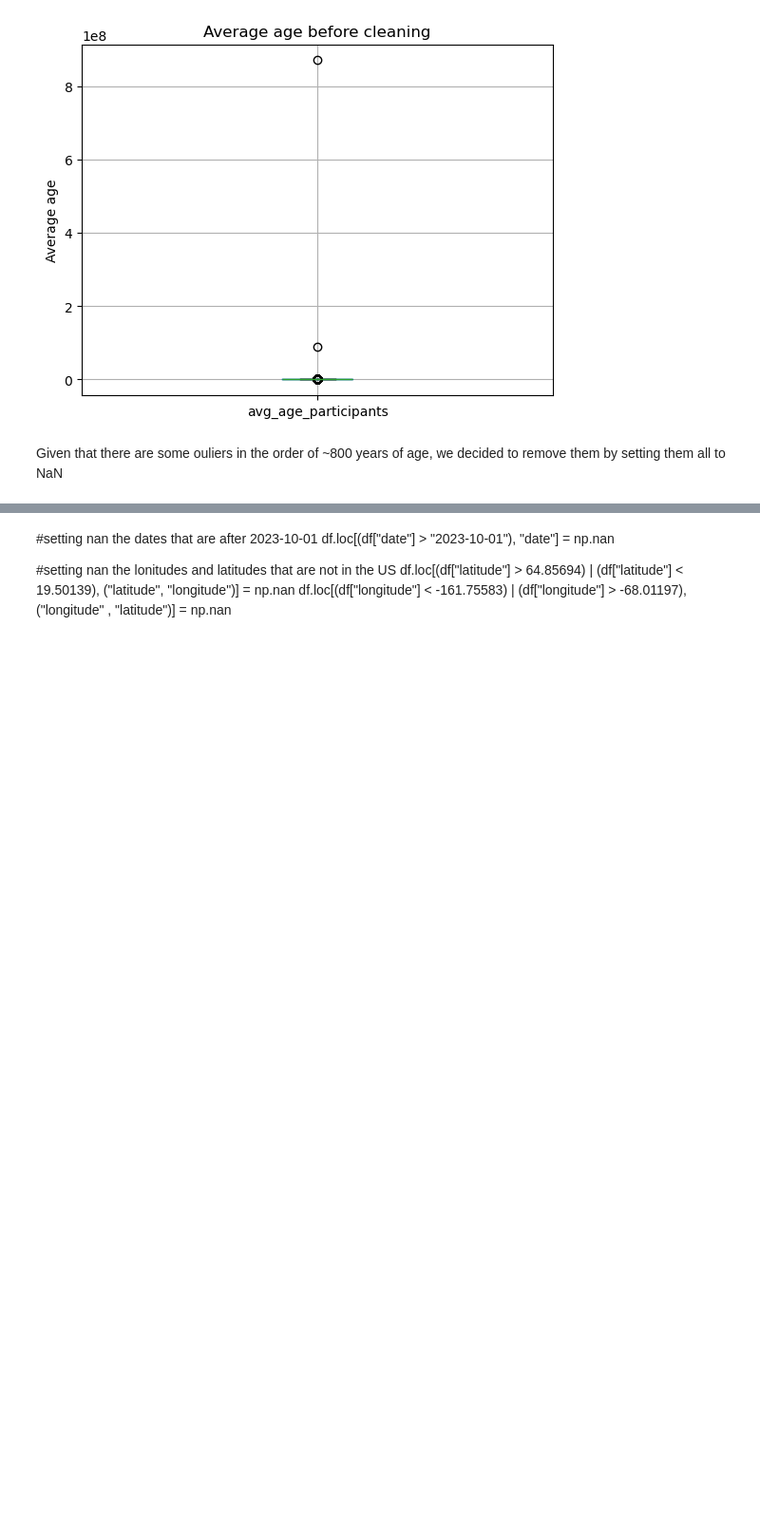
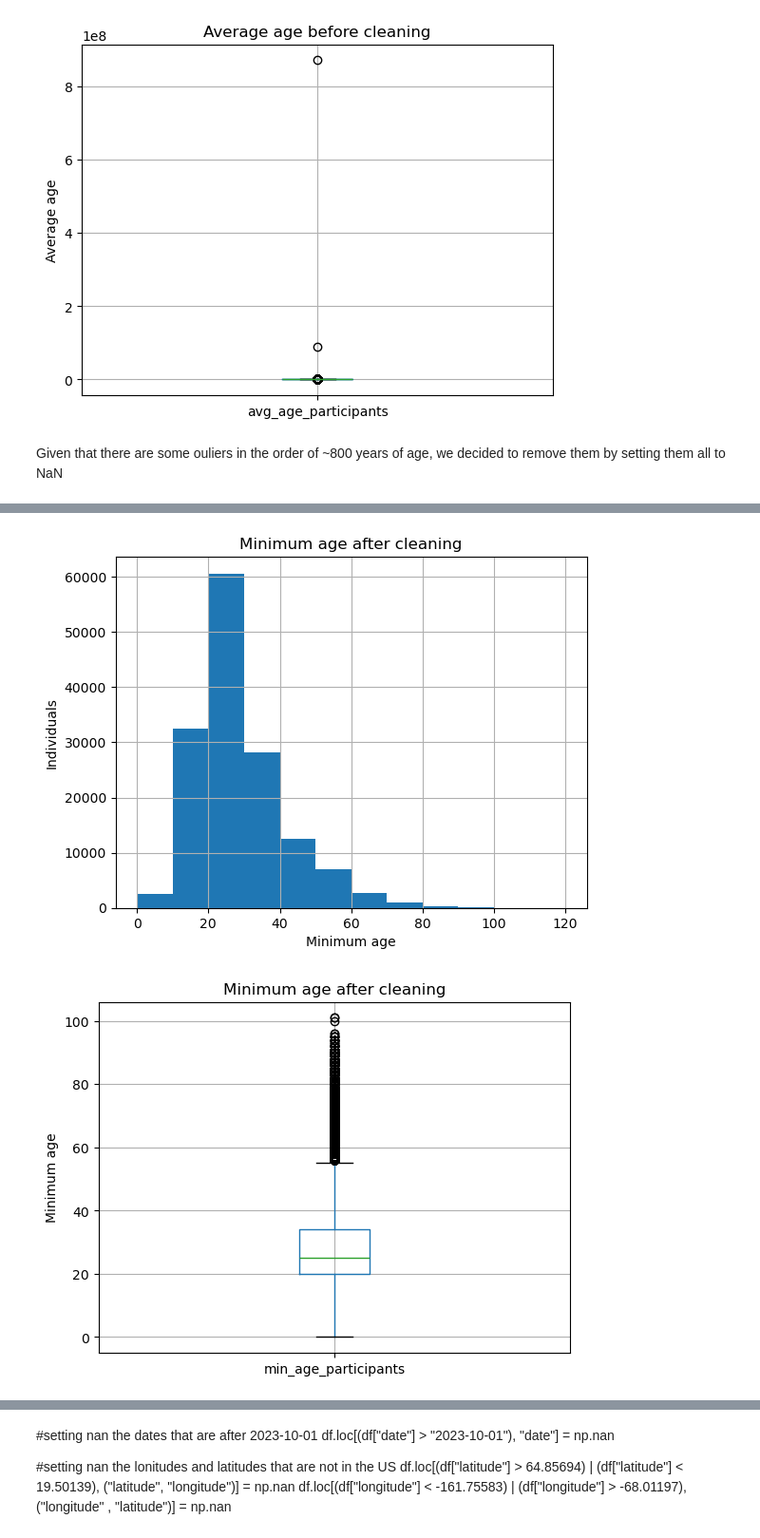
Before and after one commit to vezzusamu/dm-project, a Jupyter notebook: data_understanding.ipynb, the cells around one changed output, grey strips where cells are left out. Shown at 95% size. Saved outputs shown, nothing was run; the diff lists cells and outputs as text; code cells hidden in the pictures; blank space fills up the shorter version.

```diff
--- a/data_understanding.ipynb
+++ b/data_understanding.ipynb
@@ -198,0 +223,28 @@ plt.show()
+# %%
+df.loc[(df["min_age_participants"] > 120) | (df["min_age_participants"] < 0), "min_age_participants"] = np.nan
+df.loc[(df["max_age_participants"] > 120) | (df["max_age_participants"] < 0), "max_age_participants"] = np.nan
+# %%
+df.hist(column="min_age_participants", bins=[0, 10, 20, 30, 40, 50, 60, 70, 80, 90, 100, 110, 120])
+plt.title("Minimum age after cleaning")
+plt.xlabel("Minimum age")
+plt.ylabel("Individuals")
+plt.show()
+
+df.boxplot(column="min_age_participants")
+plt.title("Minimum age after cleaning")
+plt.ylabel("Minimum age")
+plt.show()
+
+df.hist(column="max_age_participants", bins=[0, 10, 20, 30, 40, 50, 60, 70, 80, 90, 100, 110, 120])
+plt.title("Maximum age after cleaning")
+plt.xlabel("Maximum age")
+plt.ylabel("Individuals")
+plt.show()
+
+df.boxplot(column="max_age_participants")
+plt.title("Maximum age after cleaning")
+plt.ylabel("Maximum age")
+plt.show()
+# %% [output]
+[figure, added]
+[figure, added]
```
Also changed, not shown: parts of 5 cells of this notebook.
